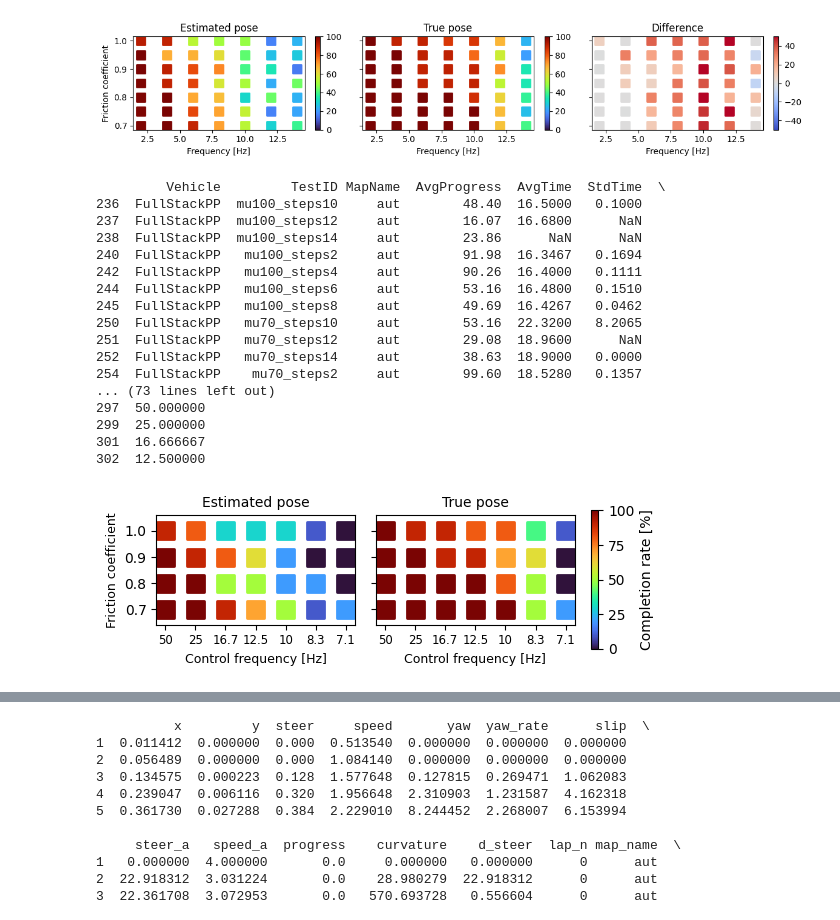
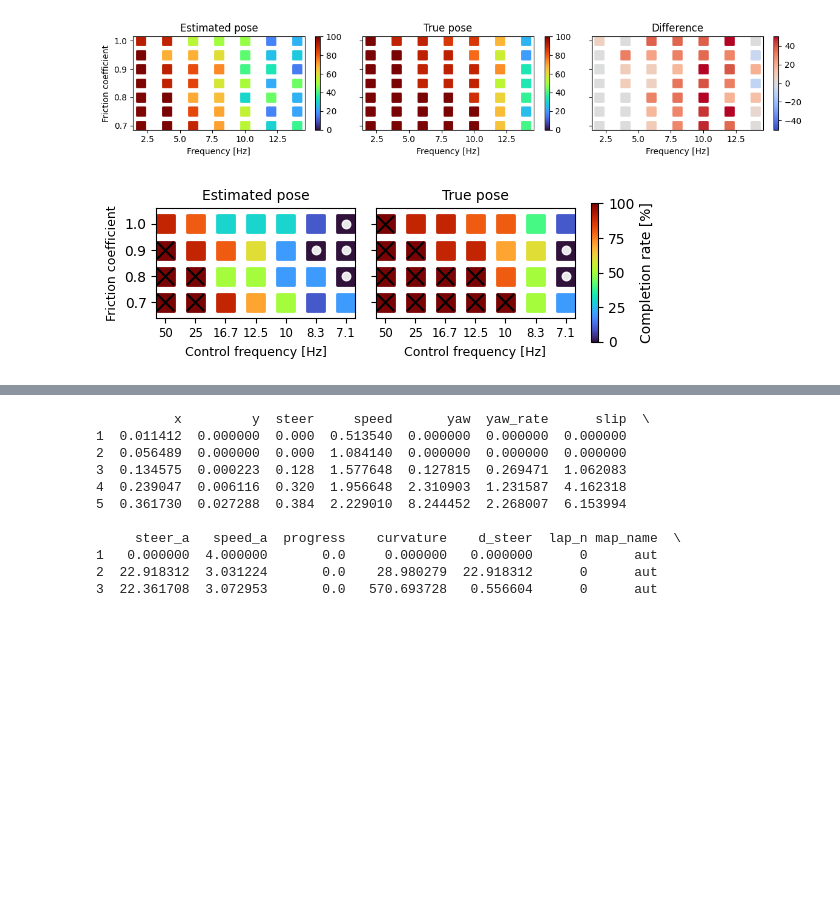
Before and after one commit to BDEvan5/f1tenth_benchmarks, a Jupyter notebook: Notebooks/frequency_investigation.ipynb, the cells around one changed output, grey strips where cells are left out. Drawn from its saved outputs; the diff is of its cells as text; code cells hidden in the pictures; blank space fills up the shorter version.

```diff
--- a/Notebooks/frequency_investigation.ipynb
+++ b/Notebooks/frequency_investigation.ipynb
@@ -266,55 +266,47 @@ size = 150
 fig, axs = plt.subplots(1, 2, figsize=(5, 2.), sharex=True, sharey=True)
 
 full_stack = summary_df[(summary_df["MapName"] == map_name) & (summary_df["Vehicle"] == "FullStackPP")]
-print(full_stack)
 a0 = axs[0].scatter(full_stack["simulator_timestep"], full_stack["mu"], s=size, c=full_stack["CompletionRate"], marker='s', linewidth=2, cmap='turbo', vmin=0, vmax=100)
 axs[0].set_title("Estimated pose", size=10)
 
+complete_df = full_stack.loc[full_stack.CompletionRate >= 99]
+axs[0].scatter(complete_df["simulator_timestep"], complete_df["mu"], s=size, c='k', marker='x')
+complete_df = full_stack.loc[full_stack.CompletionRate <= 1]
+axs[0].scatter(complete_df["simulator_timestep"], complete_df["mu"], s=size/4, edgecolors='w', marker='o', alpha=0.9, facecolor='w')
+
 planning = summary_df[(summary_df["MapName"] == map_name) & (summary_df["Vehicle"] == "GlobalPlanPP")]
 a1 = axs[1].scatter(planning["simulator_timestep"], planning["mu"], s=size, c=planning["CompletionRate"], marker='s', linewidth=2, cmap='turbo', vmin=0, vmax=100)
+
+complete_df = planning.loc[planning.CompletionRate >= 99]
+axs[1].scatter(complete_df["simulator_timestep"], complete_df["mu"], s=size, c='k', marker='x')
+complete_df = planning.loc[planning.CompletionRate <= 1]
+axs[1].scatter(complete_df["simulator_timestep"], complete_df["mu"], s=size/4, edgecolors='w', marker='o', alpha=0.9, facecolor='w')
 
 ax = plt.gca()
 cax = fig.add_axes([ax.get_position().x1+0.1, ax.get_position().y0+0.05, 0.015, ax.get_position().height*0.9])
 plt.colorbar(a1, cax=cax, label="Completion rate [%]")
 axs[1].set_title("True pose", size=10)
 
 axs[0].set_ylabel("Friction coefficient", size=9)
 axs[0].set_ylim(0.64, 1.06)
 axs[0].yaxis.set_major_locator(plt.MaxNLocator(5))
 
 
 for ax in axs:
     ax.set_xlabel("Control frequency [Hz]", size=9)
 
     # ax.set_xticks([2, 6, 10, 14])
     # ax.set_xticklabels([50, 16.7, 10, 7.1])
 
     ax.set_xticks([2, 4, 6, 8, 10, 12, 14])
     ax.set_xticklabels([50, 25, 16.7, 12.5, 10, 8.3, 7.1], fontsize=8.5)
 
 plt.tight_layout()
 
 plt.savefig(save_path + "FrequencyFrictionCompletionRate.svg", bbox_inches='tight')
 plt.savefig(save_path + "FrequencyFrictionCompletionRate.pdf", bbox_inches='tight')
 # %% [output]
-         Vehicle         TestID MapName  AvgProgress  AvgTime  StdTime  \
-236  FullStackPP  mu100_steps10     aut        48.40  16.5000   0.1000
-237  FullStackPP  mu100_steps12     aut        16.07  16.6800      NaN
-238  FullStackPP  mu100_steps14     aut        23.86      NaN      NaN
-240  FullStackPP   mu100_steps2     aut        91.98  16.3467   0.1694
-242  FullStackPP   mu100_steps4     aut        90.26  16.4000   0.1111
-244  FullStackPP   mu100_steps6     aut        53.16  16.4800   0.1510
-245  FullStackPP   mu100_steps8     aut        49.69  16.4267   0.0462
-250  FullStackPP   mu70_steps10     aut        53.16  22.3200   8.2065
-251  FullStackPP   mu70_steps12     aut        29.08  18.9600      NaN
-252  FullStackPP   mu70_steps14     aut        38.63  18.9000   0.0000
-254  FullStackPP    mu70_steps2     aut        99.60  18.5280   0.1357
-... (73 lines left out)
-297  50.000000
-299  25.000000
-301  16.666667
-302  12.500000
-[figure, old version]
+[figure, new version]
 # %%
 #TODO: add two graphs for two different maps
 
```
Also changed, not shown: parts of 1 cell of this notebook, 2 other files.
